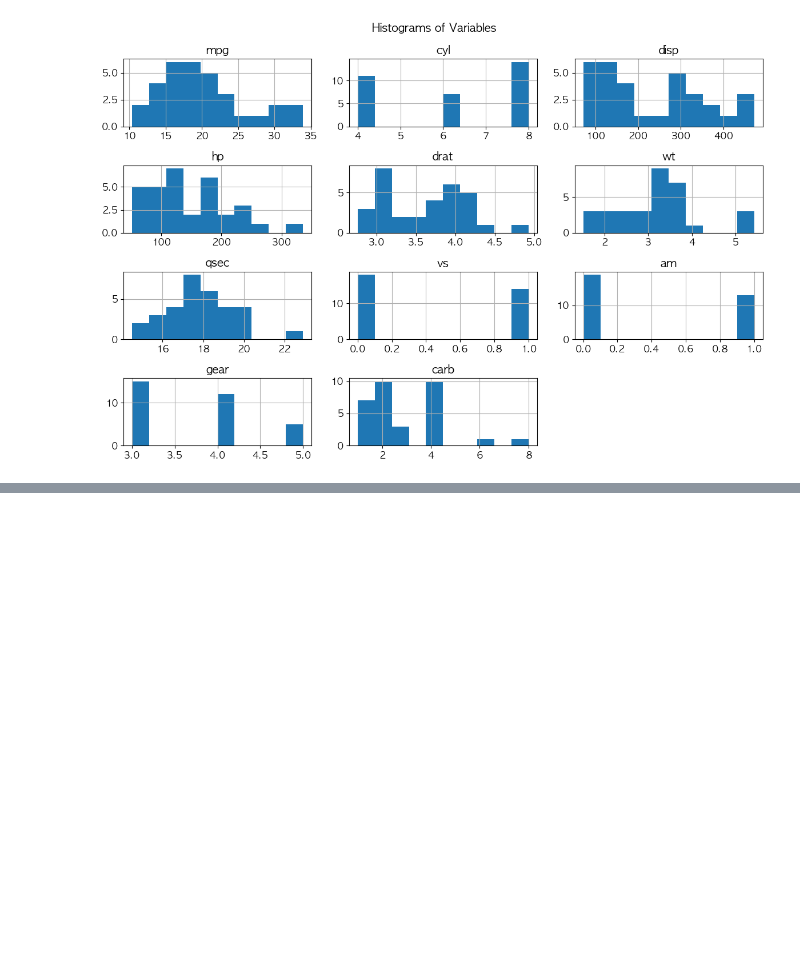
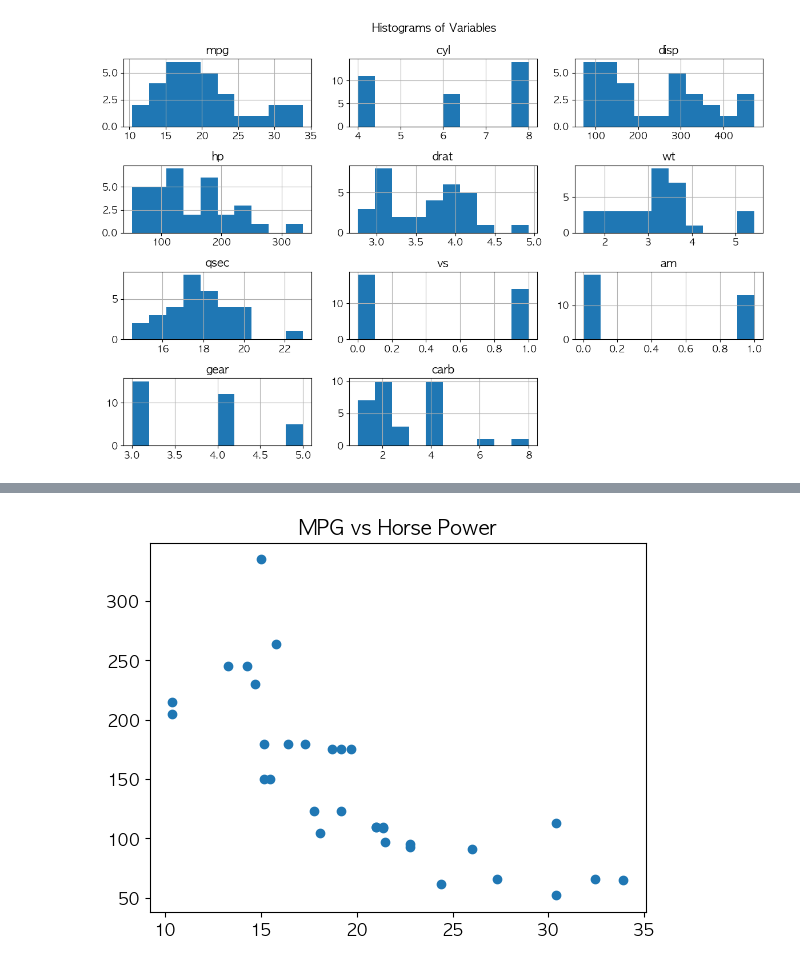
Before and after one commit to SpeOwO/Wiki-HMG, a Jupyter notebook: missions/W1/M1/m1.ipynb, the cells around one changed output, grey strips where cells are left out. Drawn from its saved outputs; the diff is of its cells as text; code cells hidden in the pictures; blank space fills up the shorter version.

```diff
--- a/missions/W1/M1/m1.ipynb
+++ b/missions/W1/M1/m1.ipynb
@@ -202,0 +211,15 @@ df[['cyl','hp']]
+# %%
+# MPG와 HorsePower 간의 상관 관계를 알아보기 위해 scatter 차트를 그리세요.
+# 그래프 타이틀은 "MPG vs Horse Power"로 하세요.
+
+df[['mpg','hp']]
+x, y = [], []
+for i, row in df[['mpg', 'hp']].iterrows():
+    x.append(row['mpg'])
+    y.append(row['hp'])
+
+plt.scatter(x,y)
+plt.title('MPG vs Horse Power')
+plt.show()
+# %% [output]
+[figure, added]
```
Also changed, not shown: parts of 4 cells of this notebook.
